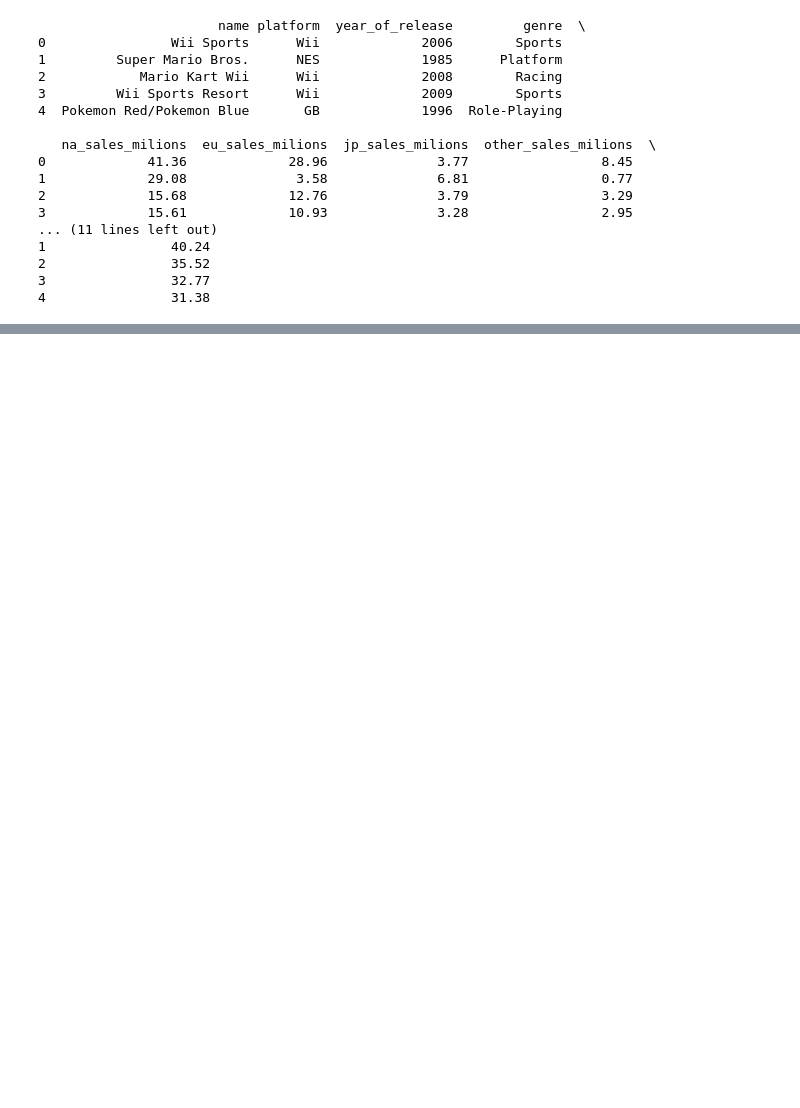
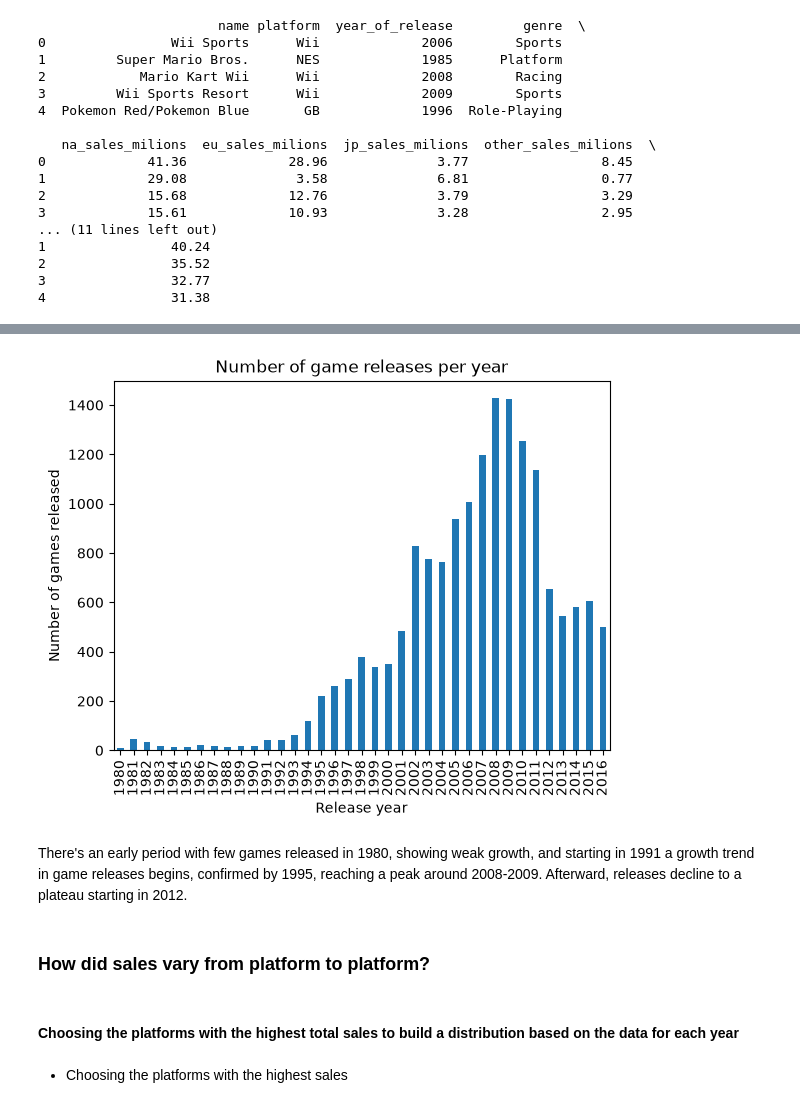
Before and after one commit to pedrolocosta/game-sales-strategy-eda, a Jupyter notebook: notebook.ipynb, the cells around one changed output, grey strips where cells are left out. Drawn from its saved outputs; the diff is of its cells as text; code cells hidden in the pictures; blank space fills up the shorter version.

```diff
--- a/notebook.ipynb
+++ b/notebook.ipynb
@@ -1878,0 +588,8 @@ Desta forma, deve-se considerar que as classificações médias dos usuários do
+# %%
+# creating a df with the number of games grouped by year
+df_year = (
+    df.groupby('year_of_release')['name'].count()
+    .reset_index()
+    .rename(columns={'name': 'count'})
+)
+print('Table with the number of games per year\n\n', df_year)
@@ -1878,0 +614,18 @@ Desta forma, deve-se considerar que as classificações médias dos usuários do
+# %%
+# creating a chart with the number of games per year
+df_year.plot(x='year_of_release', kind='bar',
+            title='Number of game releases per year',
+            xlabel='Release year',
+            ylabel='Number of games released',
+            legend=False)
+plt.show()
+# %% [output]
+[figure, added]
+# %% [markdown]
+There's an early period with few games released in 1980, showing weak growth, and starting in 1991 a growth trend in game releases begins, confirmed by 1995, reaching a peak around 2008-2009. Afterward, releases decline to a plateau starting in 2012.
+# %% [markdown]
+### How did sales vary from platform to platform?
+# %% [markdown]
+#### Choosing the platforms with the highest total sales to build a distribution based on the data for each year
+# %% [markdown]
+* Choosing the platforms with the highest sales
```
Also changed, not shown: parts of 397 cells of this notebook.
